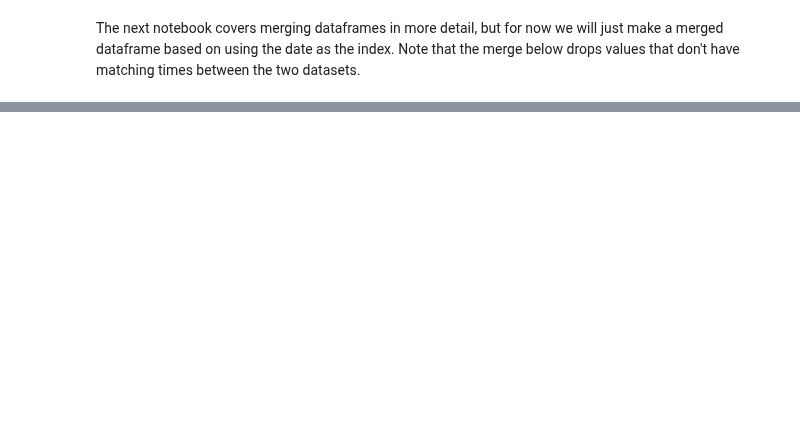
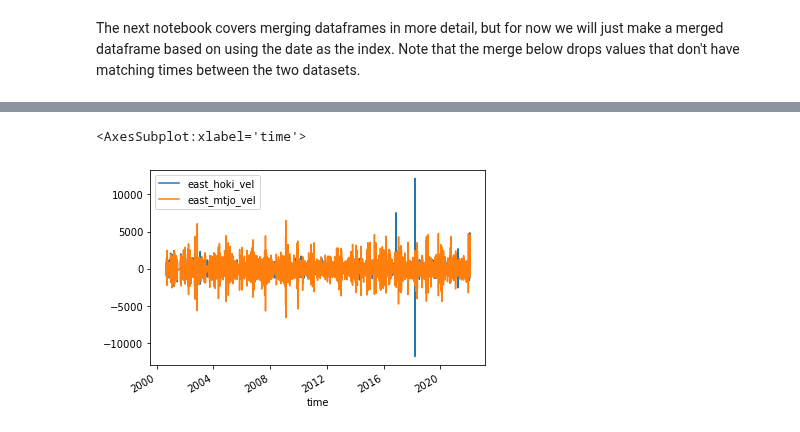
Before and after one commit to calum-chamberlain/ESCI451-Python, a Jupyter notebook: ESCI451_Module_3A.ipynb, the cells around one changed output, grey strips where cells are left out. Cells and saved outputs as stored; diff of their text form; code cells hidden in the pictures; blank space fills up the shorter version.

```diff
--- a/ESCI451_Module_3A.ipynb
+++ b/ESCI451_Module_3A.ipynb
@@ -511,16 +505,16 @@ print(taup_df)
 # %% [markdown]
 The next notebook covers merging dataframes in more detail, but for now we will just make a merged dataframe based on using the date as the index. Note that the merge below drops values that don't have matching times between the two datasets.
 # %%
-taup_df = pd.DataFrame.from_dict(taup)
-tgtk_df = pd.DataFrame.from_dict(tgtk)
+hoki_df = pd.DataFrame.from_dict(hoki)
+mtjo_df = pd.DataFrame.from_dict(mtjo)
 
-taup_df.set_index("time", inplace=True)
-tgtk_df.set_index("time", inplace=True)
+hoki_df.set_index("time", inplace=True)
+mtjo_df.set_index("time", inplace=True)
 
-tvz_data = pd.merge(
-    left=taup_df, right=tgtk_df, how='inner',
+af_data = pd.merge(
+    left=hoki_df, right=mtjo_df, how='inner',
     left_index=True, right_index=True,
-    suffixes=("_TAUP", "_TGTK"))
+    suffixes=("_hoki", "_mtjo"))
 
-print(tvz_data)
+af_data.describe()
 # %% [output]
@@ -543,0 +556,17 @@ time
+# %%
+af_east = pd.merge(
+    left=af_data.east_hoki, right=af_data.east_mtjo,
+    left_index=True, right_index=True)
+
+# First work out the sample interval - this isn't always consistent!
+delta = (af_east.index[1:] - af_east.index[0:-1]).total_seconds() / (365 * 86400)
+
+# Compute velocity
+east_hoki_vel = (af_east.east_hoki[1:].to_numpy() - af_east.east_hoki[0:-1].to_numpy()) / delta
+east_mtjo_vel = (af_east.east_mtjo[1:].to_numpy() - af_east.east_mtjo[0:-1].to_numpy()) / delta
+
+# Put back into the dataframe
+af_east["east_hoki_vel"] = pd.Series(east_hoki_vel, index=af_east.index[1:])
+af_east["east_mtjo_vel"] = pd.Series(east_mtjo_vel, index=af_east.index[1:])
+
+print(af_east)
@@ -543,0 +589,5 @@ time
+# %%
+af_east[["east_hoki_vel", "east_mtjo_vel"]].plot()
+# %% [output]
+<AxesSubplot:xlabel='time'>
+[figure, added]
```
Also changed, not shown: parts of 30 cells of this notebook.
